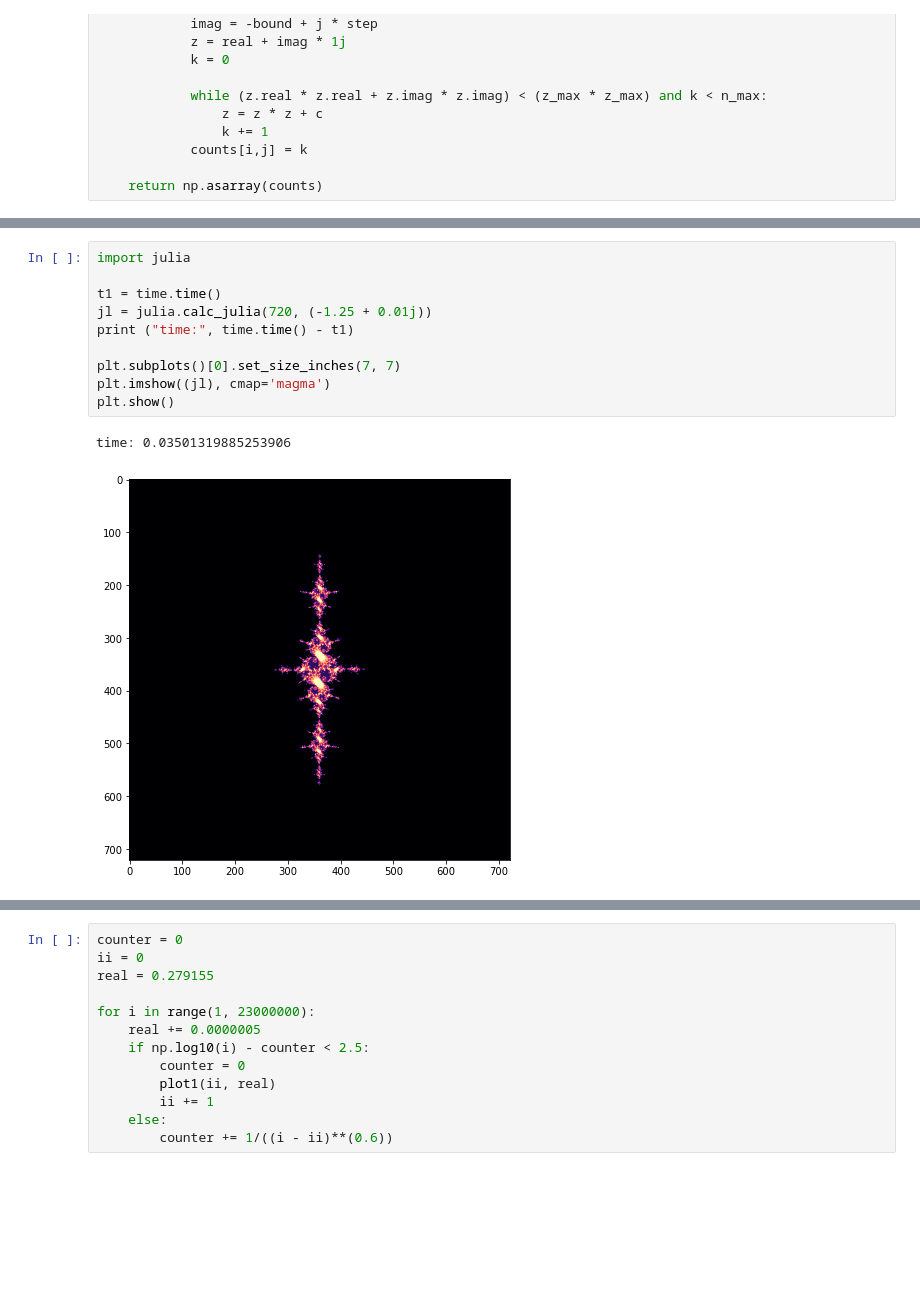
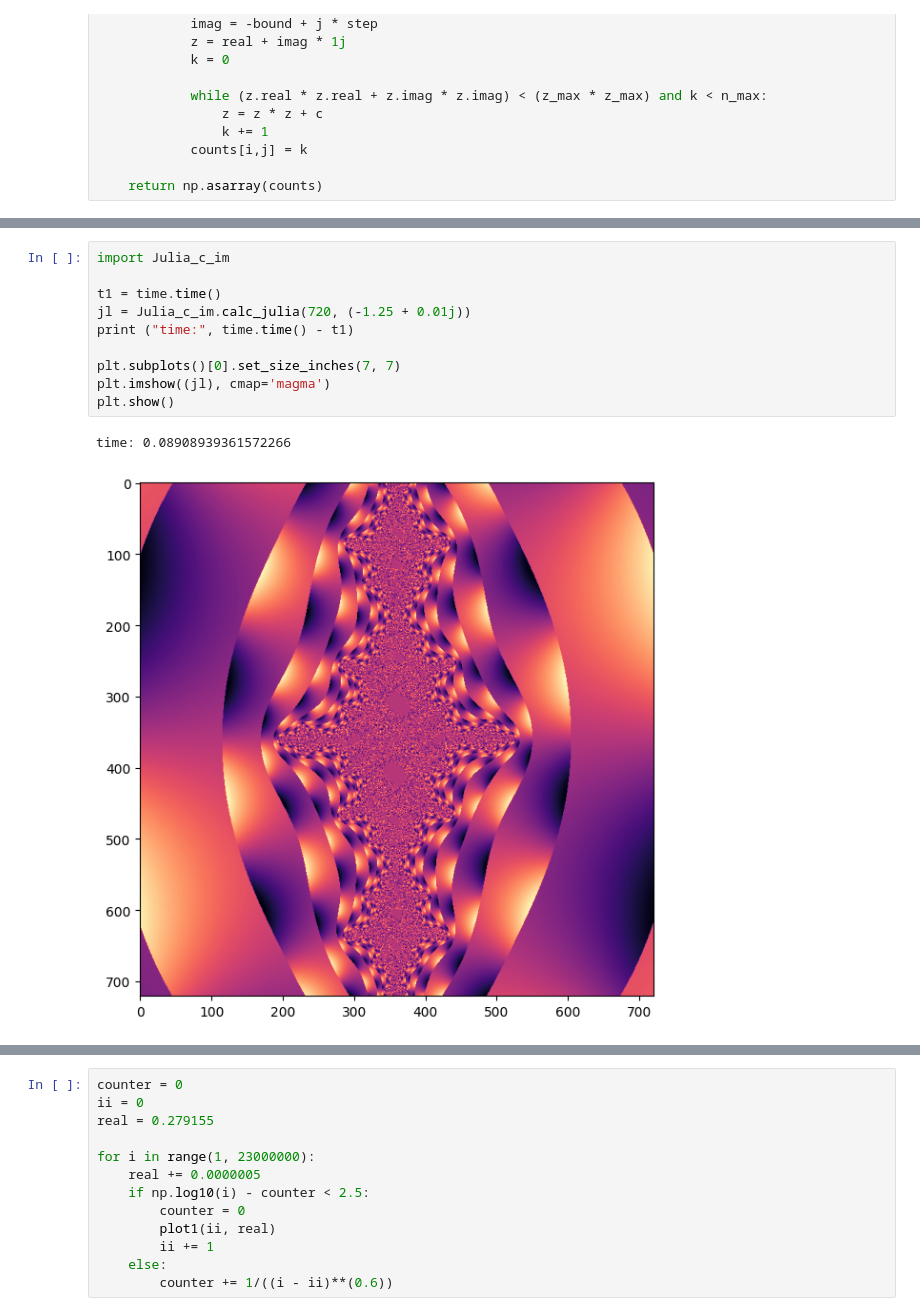
Before and after one commit to ksn38/cython_examples, a Jupyter notebook: Julia_set/Julia_imaginary.ipynb, the cells around one changed output, grey strips where cells are left out. Drawn from its saved outputs; the diff is of its cells as text; blank space fills up the shorter version.

```diff
--- a/Julia_set/Julia_imaginary.ipynb
+++ b/Julia_set/Julia_imaginary.ipynb
@@ -68,15 +68,15 @@ time: 0.20599770545959473
 # %%
-import julia
+import Julia_c_im
 
 t1 = time.time()
-jl = julia.calc_julia(720, (-1.25 + 0.01j))
+jl = Julia_c_im.calc_julia(720, (-1.25 + 0.01j))
 print ("time:", time.time() - t1)
 
 plt.subplots()[0].set_size_inches(7, 7)
 plt.imshow((jl), cmap='magma')
 plt.show()
 # %% [output]
-time: 0.03501319885253906
+time: 0.08908939361572266
-[figure, old version]
+[figure, new version]
 # %%
 def plot1(i, real):
```
Also changed, not shown: parts of 3 cells of this notebook, 2 other files.
